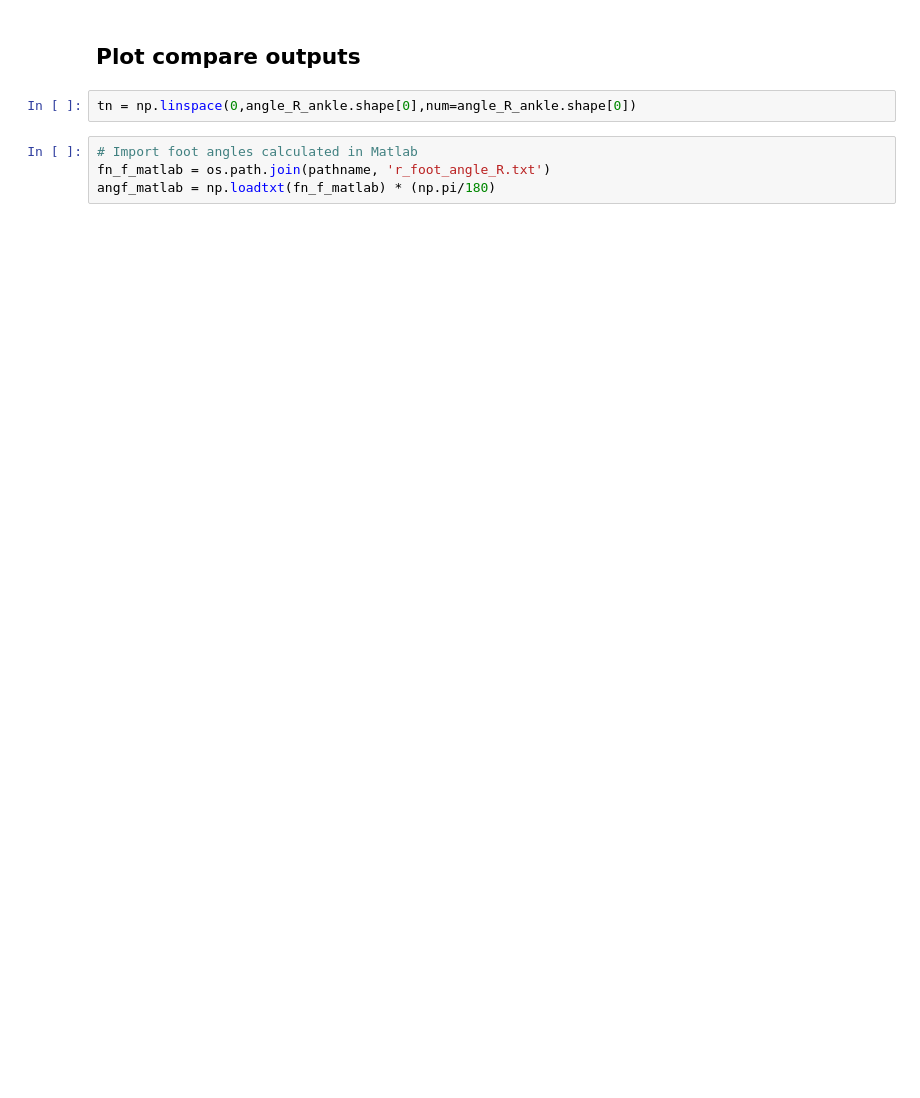
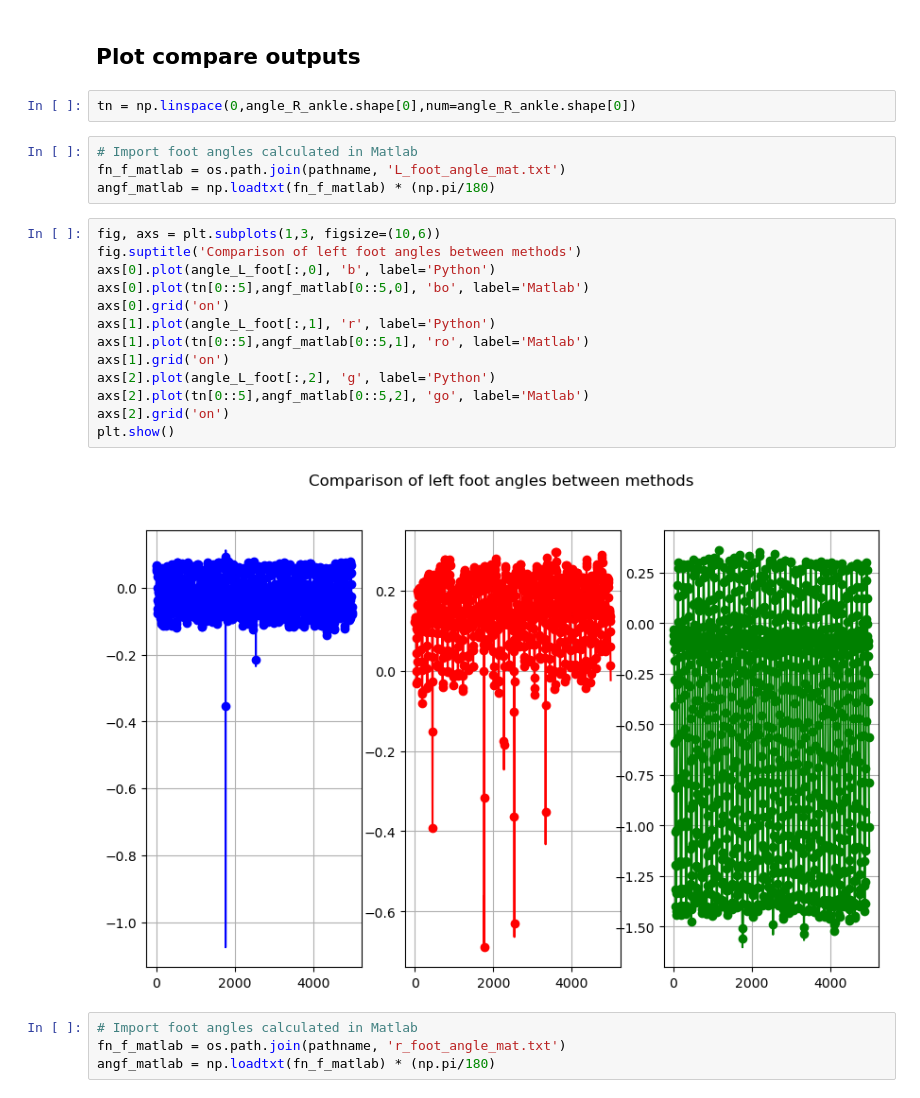
Before and after one commit to regifukuchi/BMC-RIC-running-biomechanics, a Jupyter notebook: notebooks/RIC_RBDS_debugg_join_ang.ipynb, the cells around one changed output. Saved outputs shown, nothing was run; the diff lists cells and outputs as text; blank space fills up the shorter version.

```diff
--- a/notebooks/RIC_RBDS_debugg_join_ang.ipynb
+++ b/notebooks/RIC_RBDS_debugg_join_ang.ipynb
@@ -645,9 +821,28 @@ for i in range(R_R_ankle.shape[2]):
 ## Plot compare outputs
 # %%
 tn = np.linspace(0,angle_R_ankle.shape[0],num=angle_R_ankle.shape[0])
+# %%
+# Import foot angles calculated in Matlab
+fn_f_matlab = os.path.join(pathname, 'L_foot_angle_mat.txt')
+angf_matlab = np.loadtxt(fn_f_matlab) * (np.pi/180)
+# %%
+fig, axs = plt.subplots(1,3, figsize=(10,6))
+fig.suptitle('Comparison of left foot angles between methods')
+axs[0].plot(angle_L_foot[:,0], 'b', label='Python')
+axs[0].plot(tn[0::5],angf_matlab[0::5,0], 'bo', label='Matlab')
+axs[0].grid('on')
+axs[1].plot(angle_L_foot[:,1], 'r', label='Python')
+axs[1].plot(tn[0::5],angf_matlab[0::5,1], 'ro', label='Matlab')
+axs[1].grid('on')
+axs[2].plot(angle_L_foot[:,2], 'g', label='Python')
+axs[2].plot(tn[0::5],angf_matlab[0::5,2], 'go', label='Matlab')
+axs[2].grid('on')
+plt.show()
+# %% [output]
+[figure, added]
 # %%
 # Import foot angles calculated in Matlab
-fn_f_matlab = os.path.join(pathname, 'r_foot_angle_R.txt')
+fn_f_matlab = os.path.join(pathname, 'r_foot_angle_mat.txt')
 angf_matlab = np.loadtxt(fn_f_matlab) * (np.pi/180)
 # %%
 fig, axs = plt.subplots(1,3, figsize=(10,6))
```
Also changed, not shown: parts of 39 cells of this notebook, 17 other files.
